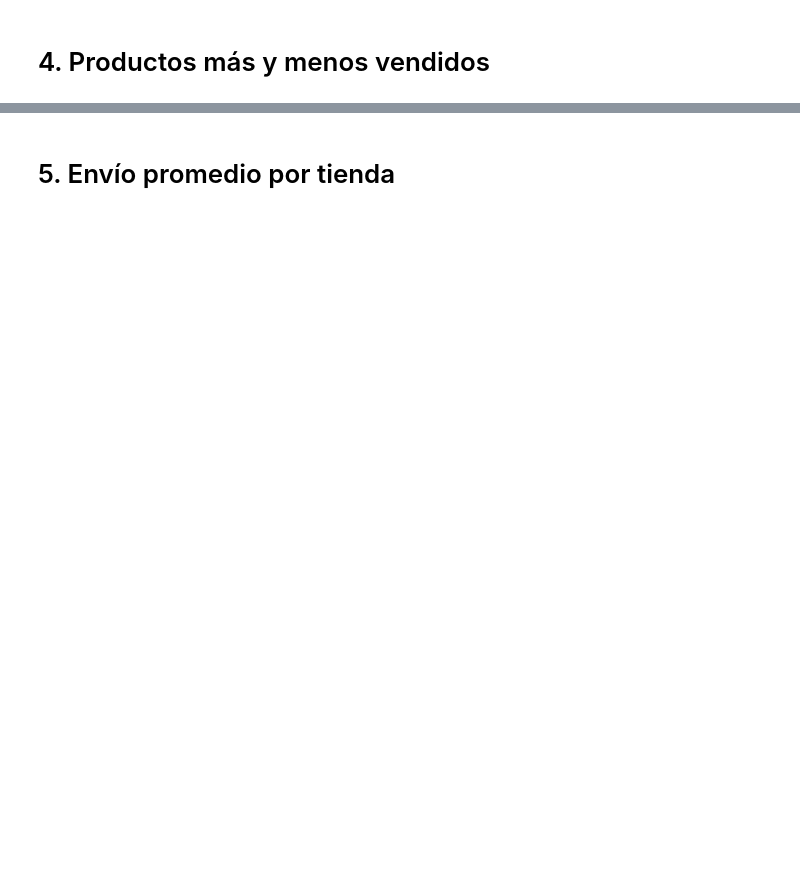
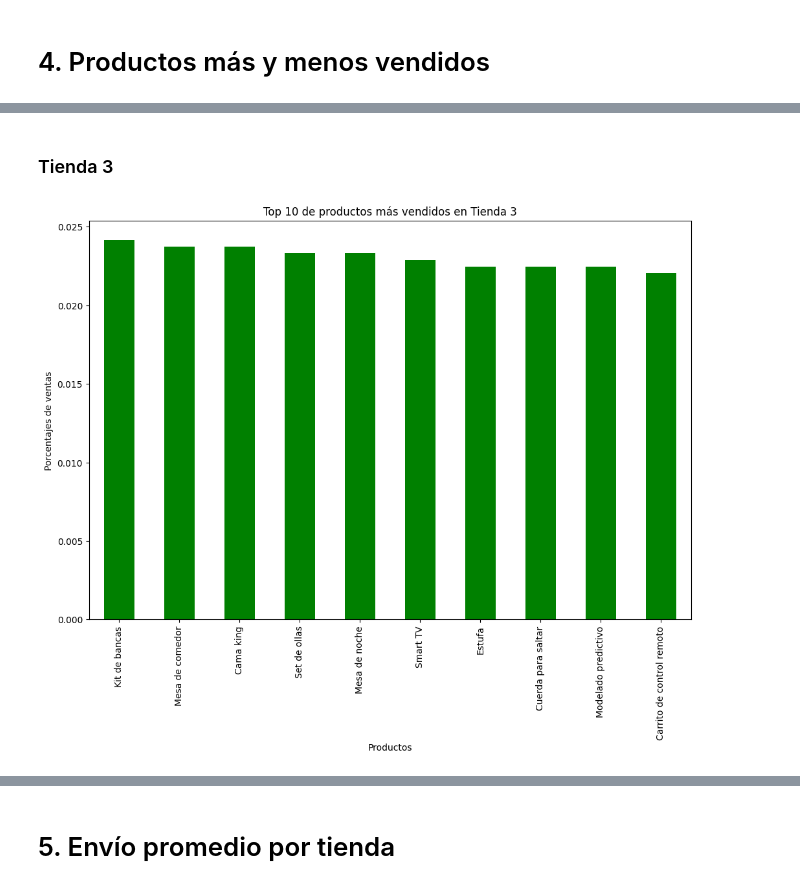
Before and after one commit to yaramirezte/Python-para-Data-Science-Challenge-AluraStore, a Jupyter notebook: AluraStoreLatam.ipynb, the cells around one changed output, grey strips where cells are left out. Drawn from its saved outputs; the diff is of its cells as text; code cells hidden in the pictures; blank space fills up the shorter version.

```diff
--- a/AluraStoreLatam.ipynb
+++ b/AluraStoreLatam.ipynb
@@ -25,0 +308,3 @@ tienda.head()
+# %%
+tienda3['Fecha de Compra'] = pd.to_datetime(tienda3['Fecha de Compra'], format='%d/%m/%Y')
+tienda1.dtypes
@@ -33,0 +584,8 @@ tienda.head()
+# %% [markdown]
+### Tienda 3
+# %%
+top10_masvendidos_tienda3= tienda3.Producto.value_counts(normalize=True).head(10)
+top10_masvendidos_tienda3.plot(kind='bar', figsize=(12,8),color='green',title='Top 10 de productos más vendidos en Tienda 3', xlabel='Productos',ylabel='Porcentajes de ventas')
+plt.show()
+# %% [output]
+[figure, added]
```
Also changed, not shown: parts of 60 cells of this notebook.
